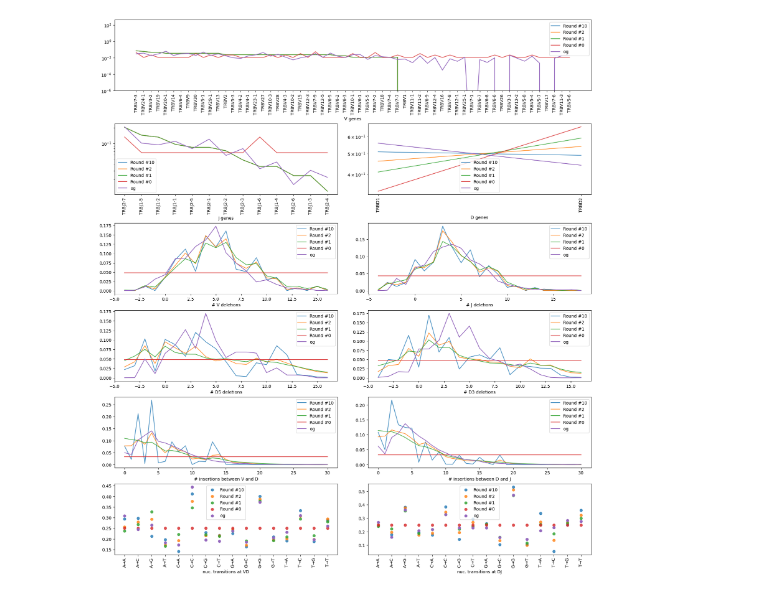
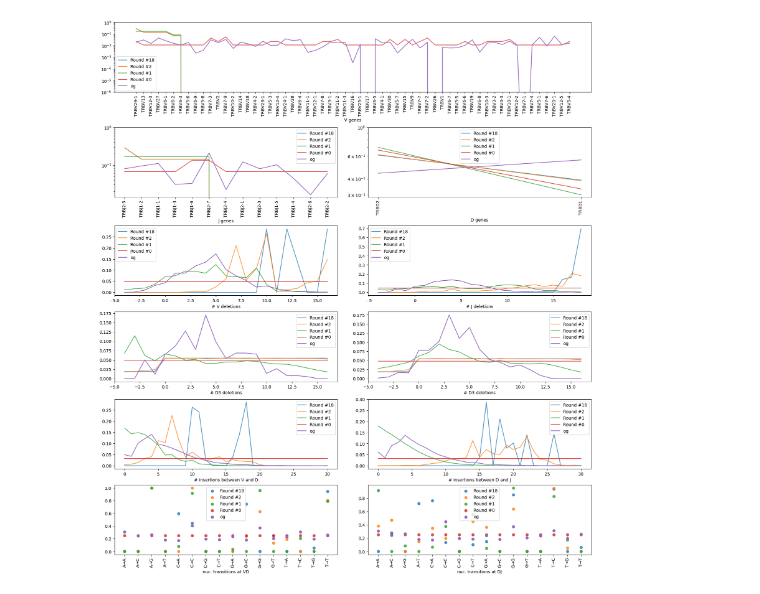
Before and after one commit to Thopic/righor-py, a Jupyter notebook: Examples.ipynb, the cells around one changed output. Saved outputs shown, nothing was run; the diff lists cells and outputs as text; code cells hidden in the pictures.

```diff
--- a/Examples.ipynb
+++ b/Examples.ipynb
@@ -15,7 +14,8 @@ igor_model = righor.load_model("human", "trb")
 # %%
 err_ps = (np.cos(10*np.linspace(0, 1, 100))**2)
 err_ps /= err_ps.sum()
-error_model = righor.ErrorParameters.uniform_error(err_ps, np.linspace(0, 1, 101))
+error_model = righor.ErrorParameters.uniform_error(err_ps,
+                                                   np.linspace(0, 1, 101))
 #error_model = righor.ErrorParameters.constant_error(0.2)
 igor_model.error = error_model
 # %%
@@ -88,7 +89,7 @@ Pgen: 2.6e-11
 # here we just generate the sequences needed
 generator = igor_model.generator()
 example_seq = generator.generate(False)
-sequences = [generator.generate(False).full_seq for _ in range(500)]
+sequences = [generator.generate(False).full_seq for _ in range(100)]
 
 # define parameters for the alignment and the inference (also possible for the evaluation)
 align_params = righor.AlignmentParameters()
@@ -96,11 +97,8 @@ align_params.left_v_cutoff = 70
 infer_params = righor.InferenceParameters()
 
 # generate an uniform model as a starting point
-# (it's generally *much* faster to start from an already inferred model)
+# (it's generally much faster to use an already inferred model as the starting point)
 model = igor_model.copy().uniform()
-
-# align multiple sequences at once
-aligned_sequences = model.align_all_sequences(sequences, align_params)
 
 # multiple round of expectation-maximization to infer the model
 models = {}
@@ -108,4 +106,6 @@ model = igor_model.uniform()
 models[0] = model
 for ii in tqdm(range(35)):
     models[ii+1] = models[ii].copy()
-    models[ii+1].infer(aligned_sequences, infer_params)
+    models[ii+1].infer(sequences,
+                       align_params,
+                       infer_params)
@@ -112,9 +124,9 @@ for ii in tqdm(range(35)):
 # %%
 # visualisation of the results
 fig = righor.plot_vdj(*[models[ii] for ii in [10, 2, 1, 0]] + [igor_model],
-            plots_kws=[{'label':f'Round #{ii}', 'alpha':0.8} for ii in [10,2, 1, 0]] + [{'label':f'og'}] )
+            plots_kws=[{'label':f'Round #{ii}', 'alpha':0.8} for ii in [18,2, 1, 0]] + [{'label':f'og'}] )
 # %% [output]
-[figure, old version]
+[figure, new version]
 # %%
 righor.vdj.Model.load_model_from_files
 # %%
```
Also changed, not shown: parts of 6 cells of this notebook, 1 other file.
